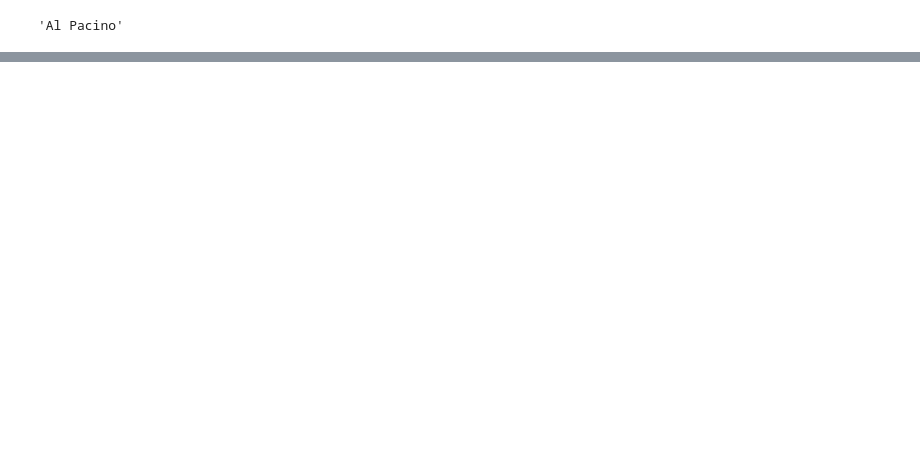
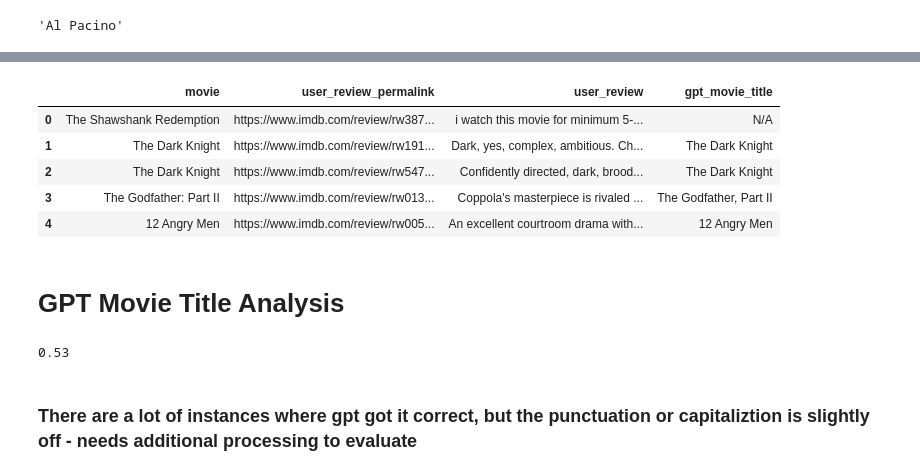
Before and after one commit to sullivannicole/simplER, a Jupyter notebook: simplER_GPT.ipynb, the cells around one changed output, grey strips where cells are left out. Drawn from its saved outputs; the diff is of its cells as text; code cells hidden in the pictures; blank space fills up the shorter version.

```diff
--- a/simplER_GPT.ipynb
+++ b/simplER_GPT.ipynb
@@ -72,0 +238,18 @@ get_entity(entity_to_extract, test_review)
+# %%
+def remove_ending_period(string):
+    if string[-1] == '.':
+        return string[:-1]
+    else:
+        return string
+# %%
+imdb_reviews_uncertain['gpt_movie_title'] = imdb_reviews_uncertain['gpt_movie_title'].apply(remove_ending_period)
+imdb_reviews_uncertain['gpt_movie_title'] = imdb_reviews_uncertain['gpt_movie_title'].replace('Unknown', 'N/A')
+# %%
+imdb_reviews_uncertain.head()
+# %% [output]
+|  | movie | user_review_permalink | user_review | gpt_movie_title |
+| 0 | The Shawshank Redemption | https://www.imdb.com/review/rw387... | i watch this movie for minimum 5-... | N/A |
+| 1 | The Dark Knight | https://www.imdb.com/review/rw191... | Dark, yes, complex, ambitious. Ch... | The Dark Knight |
+| 2 | The Dark Knight | https://www.imdb.com/review/rw547... | Confidently directed, dark, brood... | The Dark Knight |
+| 3 | The Godfather: Part II | https://www.imdb.com/review/rw013... | Coppola's masterpiece is rivaled ... | The Godfather, Part II |
+| 4 | 12 Angry Men | https://www.imdb.com/review/rw005... | An excellent courtroom drama with... | 12 Angry Men |
@@ -72,0 +260,8 @@ get_entity(entity_to_extract, test_review)
+# %% [markdown]
+# GPT Movie Title Analysis
+# %%
+round(np.sum(imdb_reviews_uncertain['movie'] == imdb_reviews_uncertain['gpt_movie_title'])/len(imdb_reviews_uncertain), 2)
+# %% [output]
+0.53
+# %% [markdown]
+### There are a lot of instances where gpt got it correct, but the punctuation or capitaliztion is slightly off - needs additional processing to evaluate
```
Also changed, not shown: parts of 29 cells of this notebook, 1 other file.
